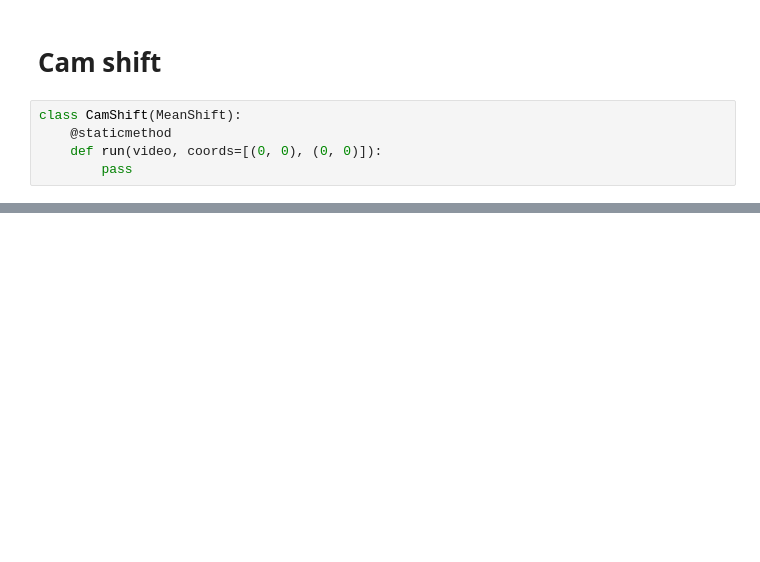
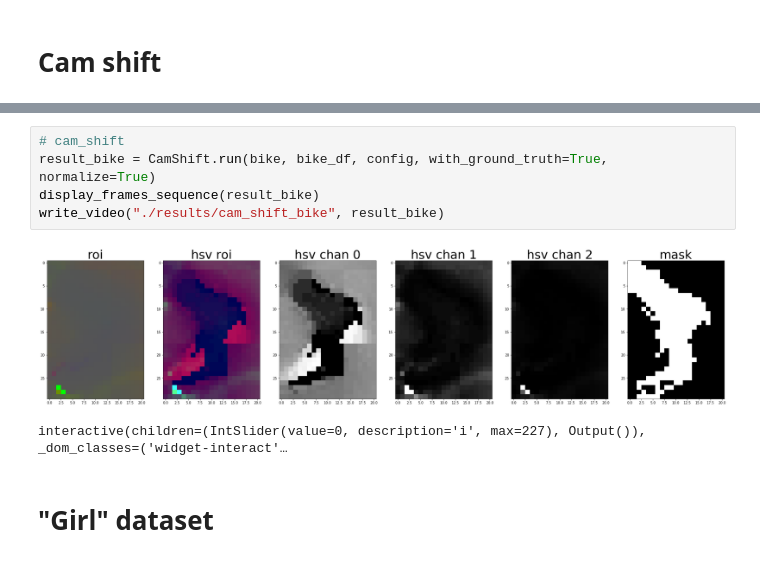
Before and after one commit to IvanProdaiko94/UCU-computer-vision-course, a Jupyter notebook: homework3/mean_shift/mean-shift-tracking.ipynb, the cells around one changed output, grey strips where cells are left out. Saved outputs shown, nothing was run; the diff lists cells and outputs as text; blank space fills up the shorter version.

```diff
--- a/homework3/mean_shift/mean-shift-tracking.ipynb
+++ b/homework3/mean_shift/mean-shift-tracking.ipynb
@@ -204,7 +203,2 @@ interactive(children=(IntSlider(value=0, description='i', max=227), Output()), _
 # %% [markdown]
 # Cam shift
-# %%
-class CamShift(MeanShift):
-    @staticmethod
-    def run(video, coords=[(0, 0), (0, 0)]):
-        pass
@@ -210,0 +307,10 @@ class CamShift(MeanShift):
+# %%
+# cam_shift
+result_bike = CamShift.run(bike, bike_df, config, with_ground_truth=True, normalize=True)
+display_frames_sequence(result_bike)
+write_video("./results/cam_shift_bike", result_bike)
+# %% [output]
+[figure, added]
+interactive(children=(IntSlider(value=0, description='i', max=227), Output()), _dom_classes=('widget-interact'…
+# %% [markdown]
+# "Girl" dataset
```
Also changed, not shown: parts of 27 cells of this notebook, 11 other files.
